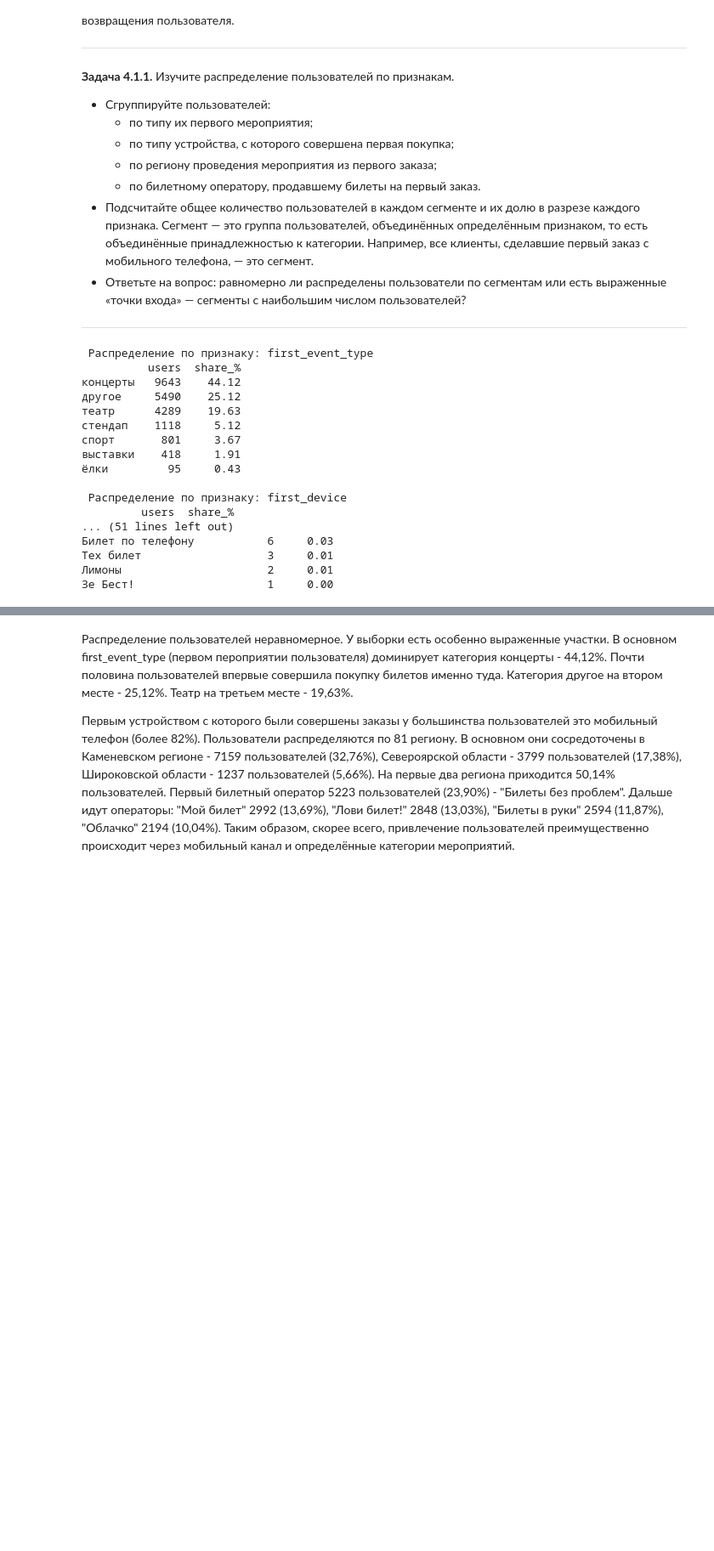
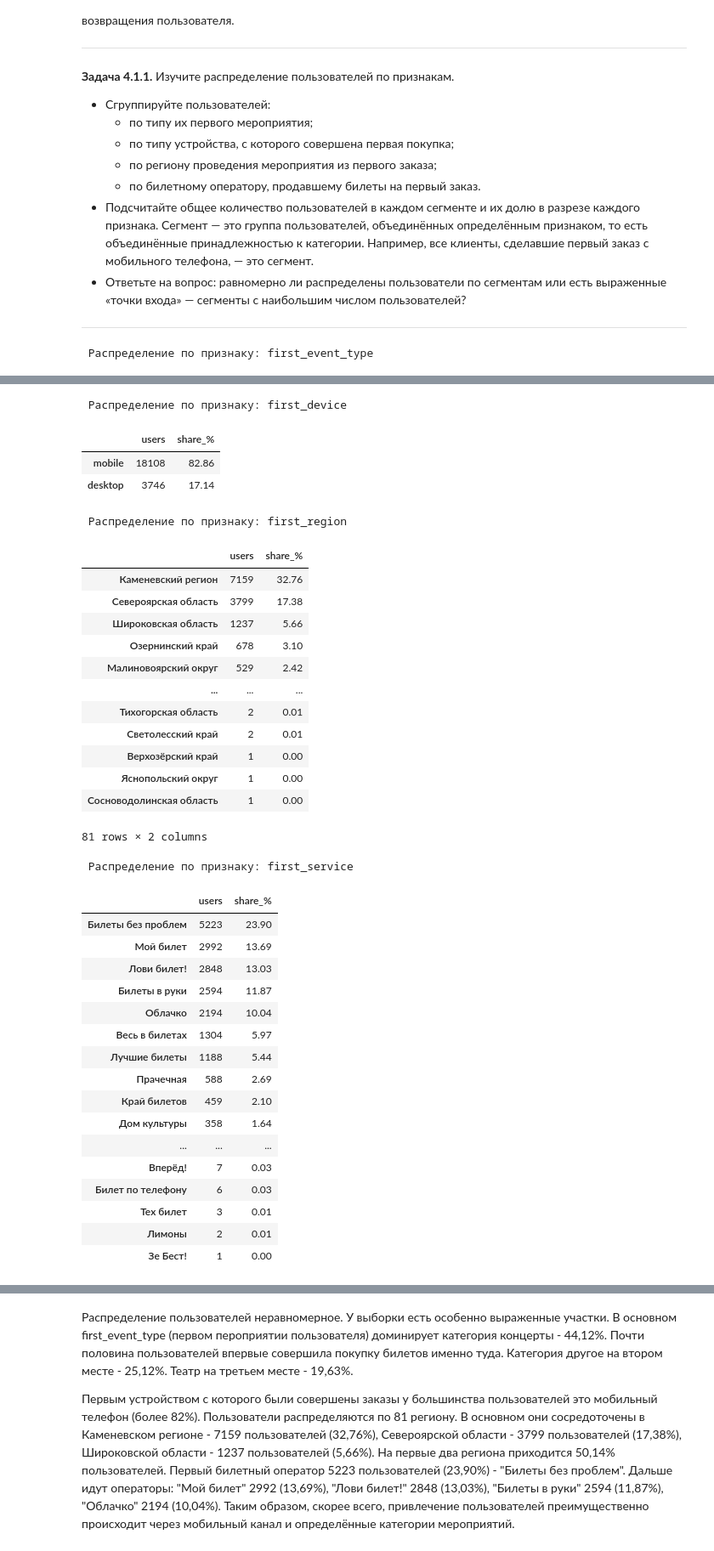
Before and after one commit to PolePilis/afisha-project, a Jupyter notebook: project.ipynb, the cells around one changed output, grey strips where cells are left out. Shown at 85% size. Saved outputs shown, nothing was run; the diff lists cells and outputs as text; code cells hidden in the pictures; blank space fills up the shorter version.

```diff
--- a/project.ipynb
+++ b/project.ipynb
@@ -761,22 +944,6 @@ for col in first_order_features:
         'share_%': shares.round(2)
     })
 
-    print(distribution)
+    display(distribution)
 # %% [output]
  Распределение по признаку: first_event_type
-          users  share_%
-концерты   9643    44.12
-другое     5490    25.12
-театр      4289    19.63
-стендап    1118     5.12
-спорт       801     3.67
-выставки    418     1.91
-ёлки         95     0.43
-
- Распределение по признаку: first_device
-         users  share_%
-... (51 lines left out)
-Билет по телефону           6     0.03
-Тех билет                   3     0.01
-Лимоны                      2     0.01
-Зе Бест!                    1     0.00
@@ -782,0 +958,36 @@ for col in first_order_features:
+ Распределение по признаку: first_device
+|  | users | share_% |
+| mobile | 18108 | 82.86 |
+| desktop | 3746 | 17.14 |
+ Распределение по признаку: first_region
+|  | users | share_% |
+| Каменевский регион | 7159 | 32.76 |
+| Североярская область | 3799 | 17.38 |
+| Широковская область | 1237 | 5.66 |
+| Озернинский край | 678 | 3.10 |
+| Малиновоярский округ | 529 | 2.42 |
+| ... | ... | ... |
+| Тихогорская область | 2 | 0.01 |
+| Светолесский край | 2 | 0.01 |
+| Верхозёрский край | 1 | 0.00 |
+| Яснопольский округ | 1 | 0.00 |
+| Сосноводолинская область | 1 | 0.00 |
+81 rows × 2 columns
+ Распределение по признаку: first_service
+|  | users | share_% |
+| Билеты без проблем | 5223 | 23.90 |
+| Мой билет | 2992 | 13.69 |
+| Лови билет! | 2848 | 13.03 |
+| Билеты в руки | 2594 | 11.87 |
+| Облачко | 2194 | 10.04 |
+| Весь в билетах | 1304 | 5.97 |
+| Лучшие билеты | 1188 | 5.44 |
+| Прачечная | 588 | 2.69 |
+| Край билетов | 459 | 2.10 |
+| Дом культуры | 358 | 1.64 |
+| ... | ... | ... |
+| Вперёд! | 7 | 0.03 |
+| Билет по телефону | 6 | 0.03 |
+| Тех билет | 3 | 0.01 |
+| Лимоны | 2 | 0.01 |
+| Зе Бест! | 1 | 0.00 |
```
Also changed, not shown: parts of 62 cells of this notebook.
